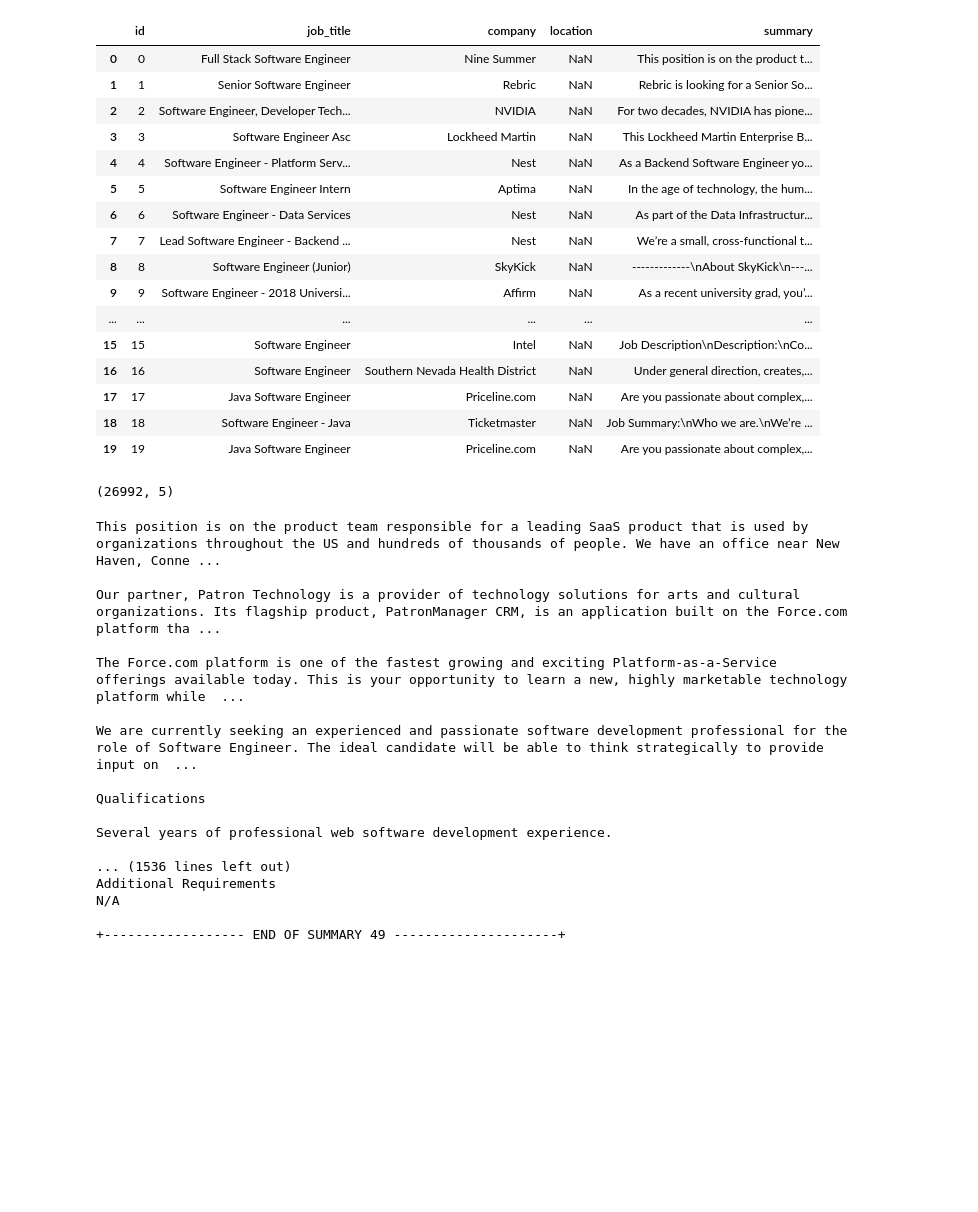
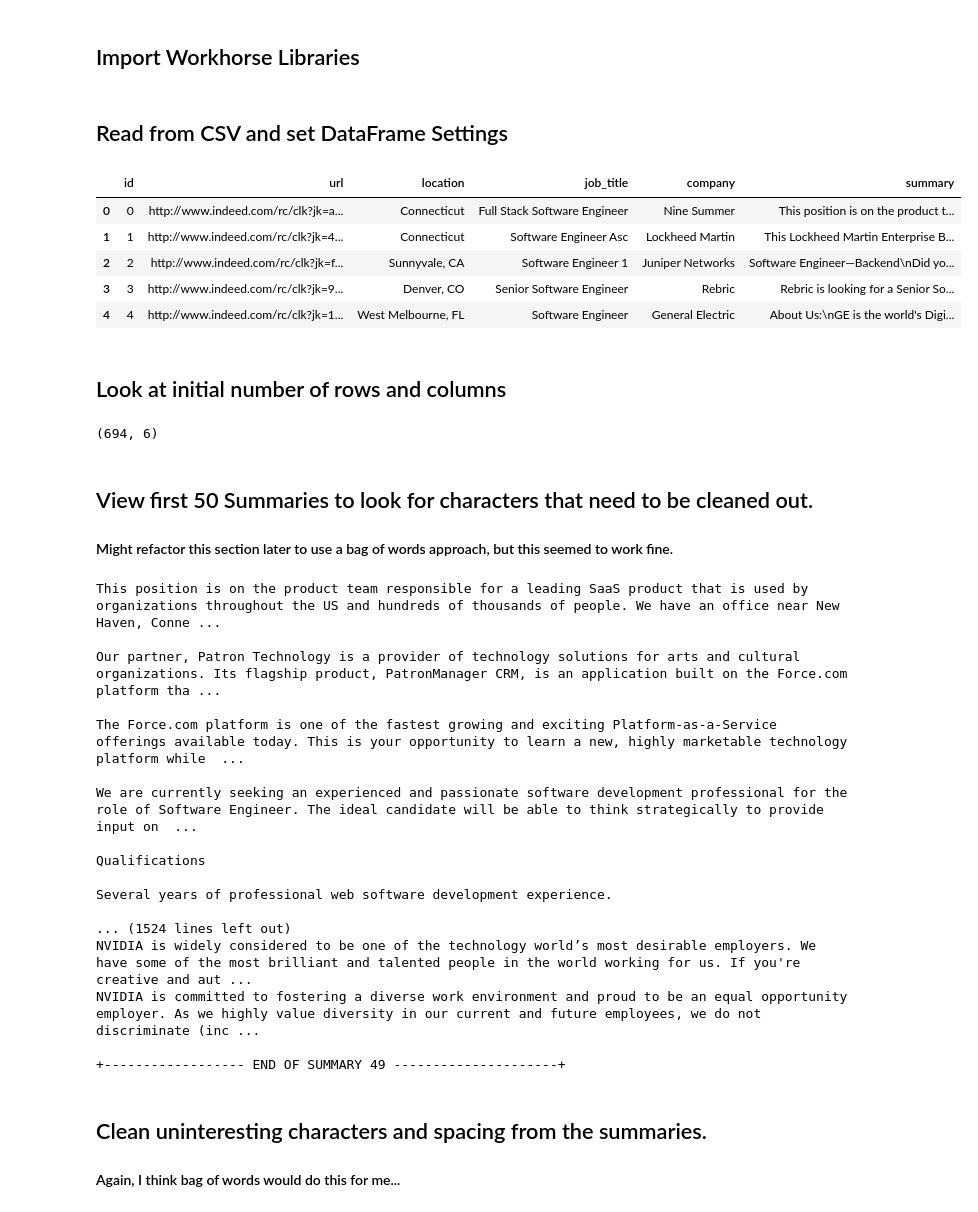
Before and after one commit to ryanleeallred/LambdaSchool, a Jupyter notebook: Word Analysis/Word Analysis.ipynb, the cells around one changed output. Drawn from its saved outputs; the diff is of its cells as text; code cells hidden in the pictures; blank space fills up the shorter version.

```diff
--- a/Word Analysis/Word Analysis.ipynb
+++ b/Word Analysis/Word Analysis.ipynb
@@ -1,33 +1,32 @@
+# %% [markdown]
+## Import Workhorse Libraries
 # %%
 import pandas as pd
 import numpy as np
+# %% [markdown]
+## Read from CSV and set DataFrame Settings
 # %%
-df = pd.read_csv('~/Desktop/LambdaSchool/Indeed Scraper/Software_Engineer_US_Big.csv')
+df = pd.read_csv('~/Desktop/LambdaSchool/SE_US_large.csv')
 df = df.rename(columns={'Unnamed: 0': 'id'})
 pd.set_option('display.max_columns', 500)
-df.head(20)
+pd.set_option('display.max_colwidth', 100)
+df.head()
 # %% [output]
-|  | id | job_title | company | location | summary |
-| 0 | 0 | Full Stack Software Engineer | Nine Summer | NaN | This position is on the product t... |
-| 1 | 1 | Senior Software Engineer | Rebric | NaN | Rebric is looking for a Senior So... |
-| 2 | 2 | Software Engineer, Developer Tech... | NVIDIA | NaN | For two decades, NVIDIA has pione... |
-| 3 | 3 | Software Engineer Asc | Lockheed Martin | NaN | This Lockheed Martin Enterprise B... |
-| 4 | 4 | Software Engineer - Platform Serv... | Nest | NaN | As a Backend Software Engineer yo... |
-| 5 | 5 | Software Engineer Intern | Aptima | NaN | In the age of technology, the hum... |
-| 6 | 6 | Software Engineer - Data Services | Nest | NaN | As part of the Data Infrastructur... |
-| 7 | 7 | Lead Software Engineer - Backend ... | Nest | NaN | We’re a small, cross-functional t... |
-| 8 | 8 | Software Engineer (Junior) | SkyKick | NaN | -------------\nAbout SkyKick\n---... |
-| 9 | 9 | Software Engineer - 2018 Universi... | Affirm | NaN | As a recent university grad, you’... |
-| ... | ... | ... | ... | ... | ... |
-| 15 | 15 | Software Engineer | Intel | NaN | Job Description\nDescription:\nCo... |
-| 16 | 16 | Software Engineer | Southern Nevada Health District | NaN | Under general direction, creates,... |
-| 17 | 17 | Java Software Engineer | Priceline.com | NaN | Are you passionate about complex,... |
-| 18 | 18 | Software Engineer - Java | Ticketmaster | NaN | Job Summary:\nWho we are.\nWe’re ... |
-| 19 | 19 | Java Software Engineer | Priceline.com | NaN | Are you passionate about complex,... |
+|  | id | url | location | job_title | company | summary |
+| 0 | 0 | http://www.indeed.com/rc/clk?jk=a... | Connecticut | Full Stack Software Engineer | Nine Summer | This position is on the product t... |
+| 1 | 1 | http://www.indeed.com/rc/clk?jk=4... | Connecticut | Software Engineer Asc | Lockheed Martin | This Lockheed Martin Enterprise B... |
+| 2 | 2 | http://www.indeed.com/rc/clk?jk=f... | Sunnyvale, CA | Software Engineer 1 | Juniper Networks | Software Engineer—Backend\nDid yo... |
+| 3 | 3 | http://www.indeed.com/rc/clk?jk=9... | Denver, CO | Senior Software Engineer | Rebric | Rebric is looking for a Senior So... |
+| 4 | 4 | http://www.indeed.com/rc/clk?jk=1... | West Melbourne, FL | Software Engineer | General Electric | About Us:\nGE is the world's Digi... |
+# %% [markdown]
+## Look at initial number of rows and columns
 # %%
 df.shape
 # %% [output]
-(26992, 5)
+(694, 6)
+# %% [markdown]
+## View first 50 Summaries to look for characters that need to be cleaned out.
+#### Might refactor this section later to use a bag of words approach, but this seemed to work fine.
 # %%
 for i in range(50):
     print(df['summary'][i])
@@ -47,11 +46,14 @@ Qualifications
 
 Several years of professional web software development experience.
 
-... (1536 lines left out)
-Additional Requirements
-N/A
+... (1524 lines left out)
+NVIDIA is widely considered to be one of the technology world’s most desirable employers. We have some of the most brilliant and talented people in the world working for us. If you're creative and aut ...
+NVIDIA is committed to fostering a diverse work environment and proud to be an equal opportunity employer. As we highly value diversity in our current and future employees, we do not discriminate (inc ...
 
 +------------------ END OF SUMMARY 49 ---------------------+
+# %% [markdown]
+## Clean uninteresting characters and spacing from the summaries.
+#### Again, I think bag of words would do this for me...
 # %%
 # Clean the job listing summaries
 df.summary = df.summary.str.lower()
```
Also changed, not shown: parts of 39 cells of this notebook, 13 other files.
